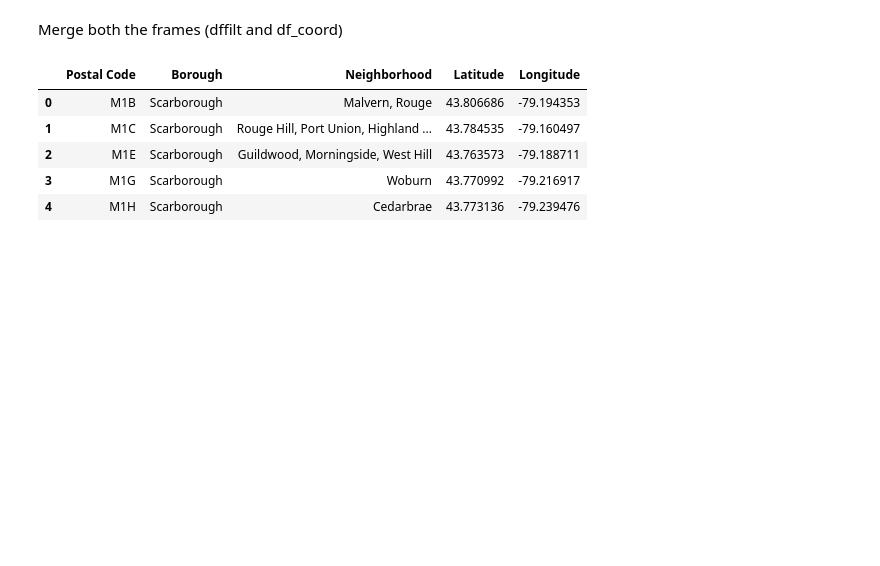
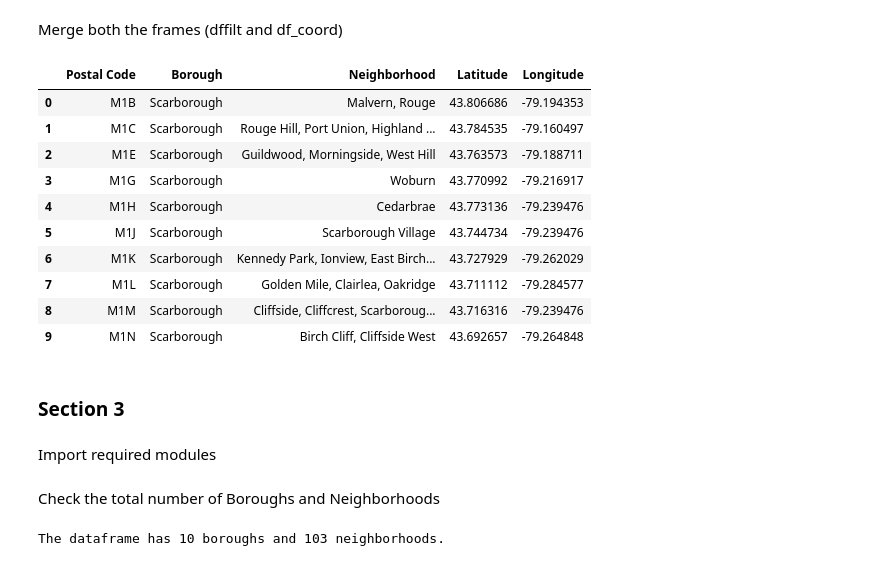
Before and after one commit to atakale7/Coursera_Cappstone, a Jupyter notebook: TorontoNeighborhood.ipynb, the cells around one changed output. Drawn from its saved outputs; the diff is of its cells as text; code cells hidden in the pictures; blank space fills up the shorter version.

Commit message:
add solutions to Q2 and Q3, clustering neighborhoods i Toronto

```diff
--- a/TorontoNeighborhood.ipynb
+++ b/TorontoNeighborhood.ipynb
@@ -117,11 +115,20 @@ Merge both the frames (dffilt and df_coord)
 frames = [df_filt, df_coord]
 neighbors = pd.merge(df_filt, df_coord, on='Postal Code')
 # %%
-neighbors.head()
+neighbors.head(10)
 # %% [output]
 |  | Postal Code | Borough | Neighborhood | Latitude | Longitude |
 | 0 | M1B | Scarborough | Malvern, Rouge | 43.806686 | -79.194353 |
 | 1 | M1C | Scarborough | Rouge Hill, Port Union, Highland ... | 43.784535 | -79.160497 |
 | 2 | M1E | Scarborough | Guildwood, Morningside, West Hill | 43.763573 | -79.188711 |
 | 3 | M1G | Scarborough | Woburn | 43.770992 | -79.216917 |
 | 4 | M1H | Scarborough | Cedarbrae | 43.773136 | -79.239476 |
+| 5 | M1J | Scarborough | Scarborough Village | 43.744734 | -79.239476 |
+| 6 | M1K | Scarborough | Kennedy Park, Ionview, East Birch... | 43.727929 | -79.262029 |
+| 7 | M1L | Scarborough | Golden Mile, Clairlea, Oakridge | 43.711112 | -79.284577 |
+| 8 | M1M | Scarborough | Cliffside, Cliffcrest, Scarboroug... | 43.716316 | -79.239476 |
+| 9 | M1N | Scarborough | Birch Cliff, Cliffside West | 43.692657 | -79.264848 |
+# %% [markdown]
+### Section 3
+# %% [markdown]
+Import required modules
@@ -127,0 +142,10 @@ neighbors.head()
+# %% [markdown]
+Check the total number of Boroughs and Neighborhoods
+# %%
+print('The dataframe has {} boroughs and {} neighborhoods.'.format(
+        len(neighbors['Borough'].unique()),
+        neighbors.shape[0]
+    )
+)
+# %% [output]
+The dataframe has 10 boroughs and 103 neighborhoods.
```
Also changed, not shown: parts of 52 cells of this notebook.
